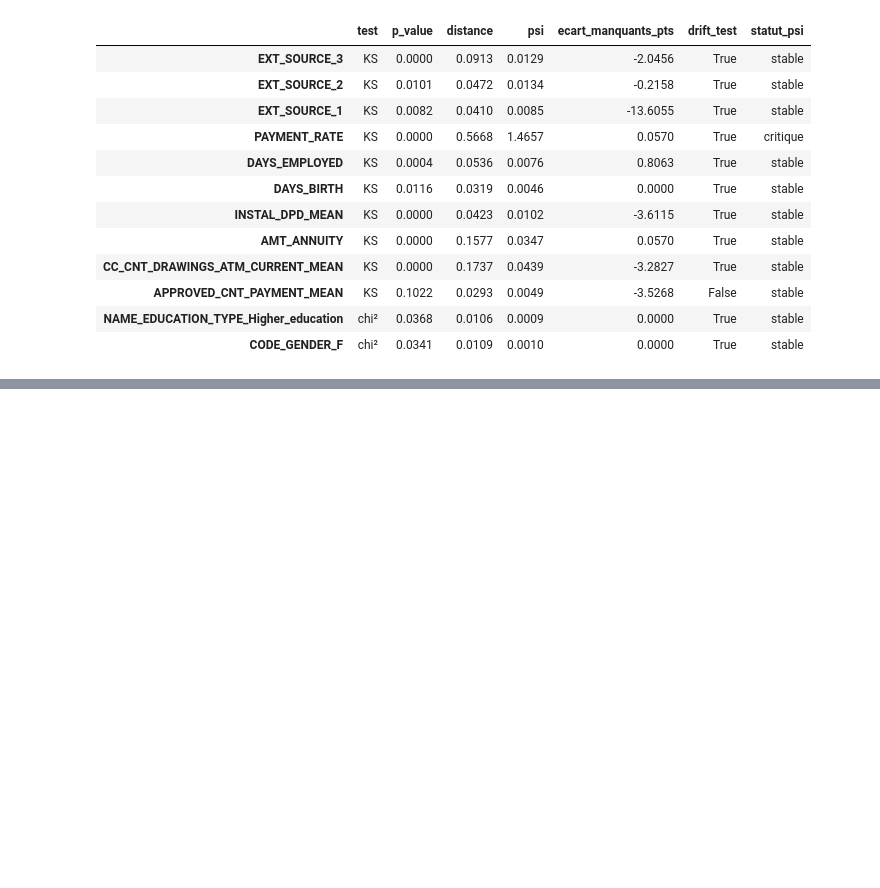
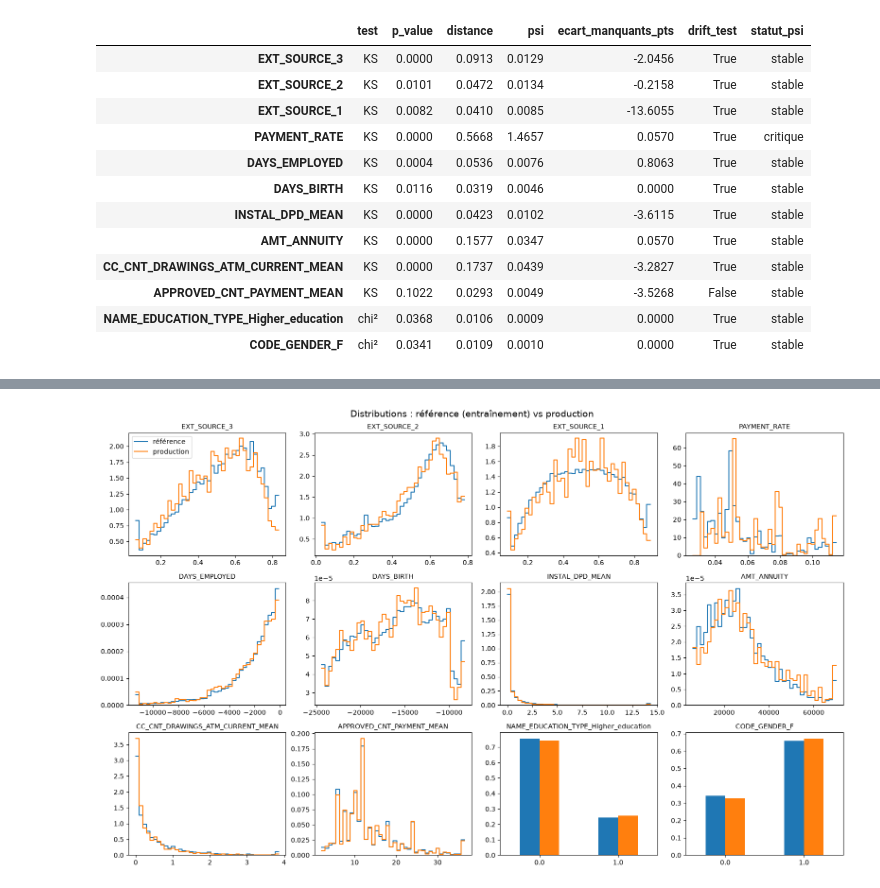
Before and after one commit to matthieudevivie/projet-8---Confirmez-vos-competences-en-MLOps---partie-2, a Jupyter notebook: notebooks/analyse_drift.ipynb, the cells around one changed output, grey strips where cells are left out. Saved outputs shown, nothing was run; the diff lists cells and outputs as text; code cells hidden in the pictures; blank space fills up the shorter version.

Commit message:
Visualiser la dérive et produire le rapport Evidently

```diff
--- a/notebooks/analyse_drift.ipynb
+++ b/notebooks/analyse_drift.ipynb
@@ -278,0 +346,24 @@ resultats.round(4)
+# %%
+import seaborn as sns
+
+fig, axes = plt.subplots(3, 4, figsize=(16, 10))
+for nom, ax in zip(VARIABLES_SUIVIES, axes.flat):
+    if TYPES[nom] == "boolean":
+        # Variable 0/1 : la part de chaque valeur, côte à côte
+        parts = pd.DataFrame({"référence": reference[nom].value_counts(normalize=True),
+                              "production": production[nom].value_counts(normalize=True)}).sort_index()
+        parts.plot.bar(ax=ax, rot=0, color=["tab:blue", "tab:orange"], legend=False)
+    else:
+        bas, haut = reference[nom].quantile([0.01, 0.99])
+        tranches = np.linspace(bas, haut, 41)           # 40 tranches, LES MÊMES pour les deux jeux
+        for donnees, etiquette in [(reference, "référence"), (production, "production")]:
+            sns.histplot(donnees[nom].clip(bas, haut), bins=tranches, stat="density",
+                         element="step", fill=False, ax=ax, label=etiquette)
+    ax.set_title(nom, fontsize=10)
+    ax.set_xlabel("")
+    ax.set_ylabel("")
+axes.flat[0].legend()
+fig.suptitle("Distributions : référence (entraînement) vs production", fontsize=14)
+fig.tight_layout()
+# %% [output]
+[figure, added]
```
Also changed, not shown: parts of 5 cells of this notebook, 3 other files.
